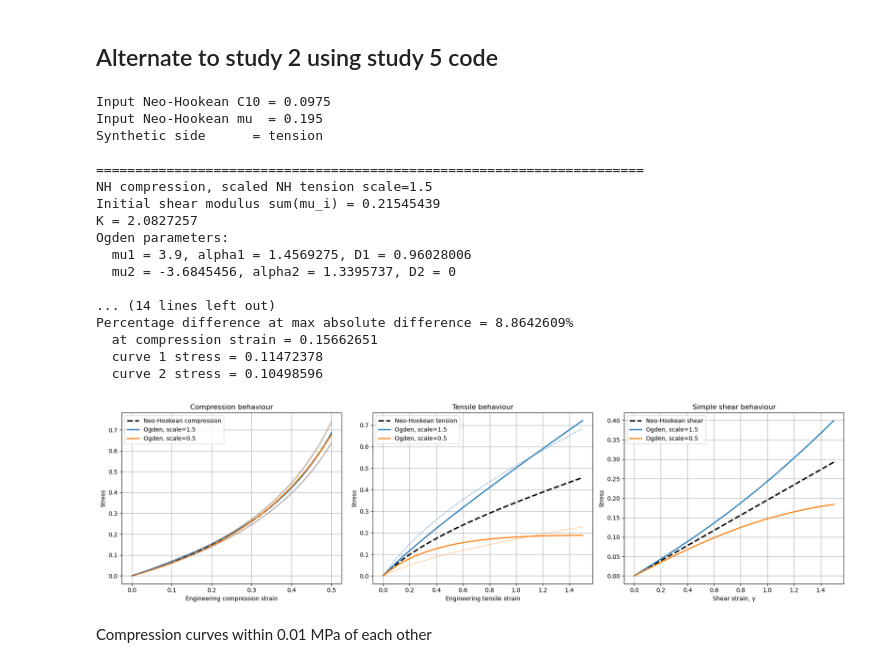
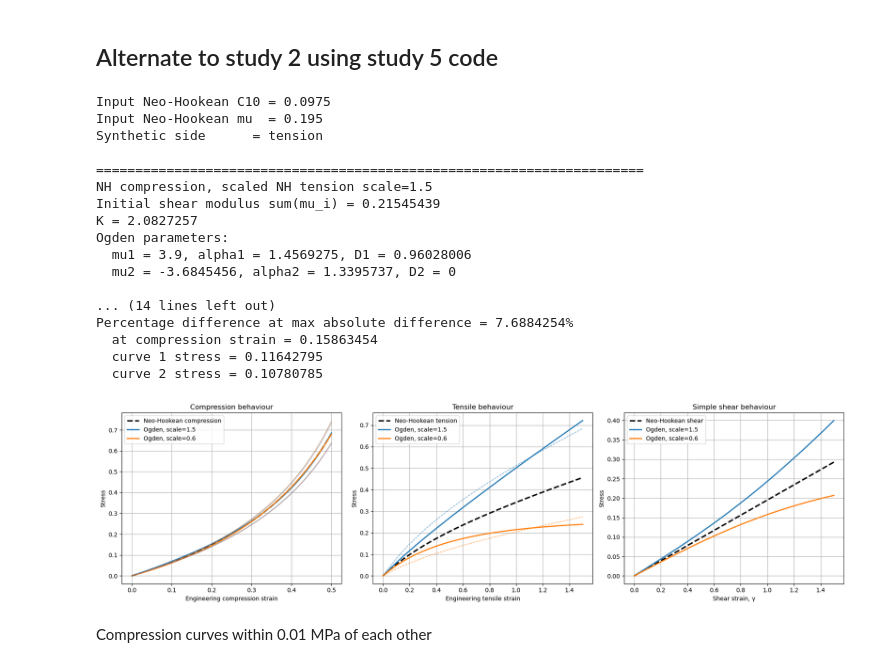
Before and after one commit to MattyOram/phd, a Jupyter notebook: WorkPackages/TMCJ-Contact/notebooks/feaAnalysis/sensitivityStudy/plan-box.ipynb, the cells around one changed output. Drawn from its saved outputs; the diff is of its cells as text; code cells hidden in the pictures.

```diff
--- a/WorkPackages/TMCJ-Contact/notebooks/feaAnalysis/sensitivityStudy/plan-box.ipynb
+++ b/WorkPackages/TMCJ-Contact/notebooks/feaAnalysis/sensitivityStudy/plan-box.ipynb
@@ -975,7 +1013,7 @@ n_tension_points = 250
 
 C10_input = 0.0975
 synthetic_side = "tension"     # "compression" or "tension"
-synthetic_scales = [1.5, 0.5]
+synthetic_scales = [1.5, 0.6]
 
 compression_weight = 5.0
 tension_weight = 1.0
@@ -1100,37 +1138,37 @@ compare_ogden_curves_on_non_synthetic_side(
 
 plot_behaviour(
     fit_results=fit_results,
     mu_NH=mu_NH,
     synthetic_side=synthetic_side,
     compression_strain_min=compression_strain_min,
     compression_strain_max=compression_strain_max,
     tension_strain_max=tension_strain_max,
     ogden_P=ogden_P,
     scaled_nh_compression_stress=scaled_nh_compression_stress,
     scaled_nh_tension_stress=scaled_nh_tension_stress,
     neo_hookean_compression_stress=neo_hookean_compression_stress,
     neo_hookean_tension_stress=neo_hookean_tension_stress,
     df_raw=df_fit,
     group_cols=group_cols,
 )
 # %% [output]
 Input Neo-Hookean C10 = 0.0975
 Input Neo-Hookean mu  = 0.195
 Synthetic side      = tension
 
 ======================================================================
 NH compression, scaled NH tension scale=1.5
 Initial shear modulus sum(mu_i) = 0.21545439
 K = 2.0827257
 Ogden parameters:
   mu1 = 3.9, alpha1 = 1.4569275, D1 = 0.96028006
   mu2 = -3.6845456, alpha2 = 1.3395737, D2 = 0
 
 ... (14 lines left out)
-Percentage difference at max absolute difference = 8.8642609%
-  at compression strain = 0.15662651
-  curve 1 stress = 0.11472378
-  curve 2 stress = 0.10498596
+Percentage difference at max absolute difference = 7.6884254%
+  at compression strain = 0.15863454
+  curve 1 stress = 0.11642795
+  curve 2 stress = 0.10780785
-[figure, old version]
+[figure, new version]
 # %% [markdown]
 Compression curves within 0.01 MPa of each other
```
Also changed, not shown: parts of 7 cells of this notebook, 6 other files.
